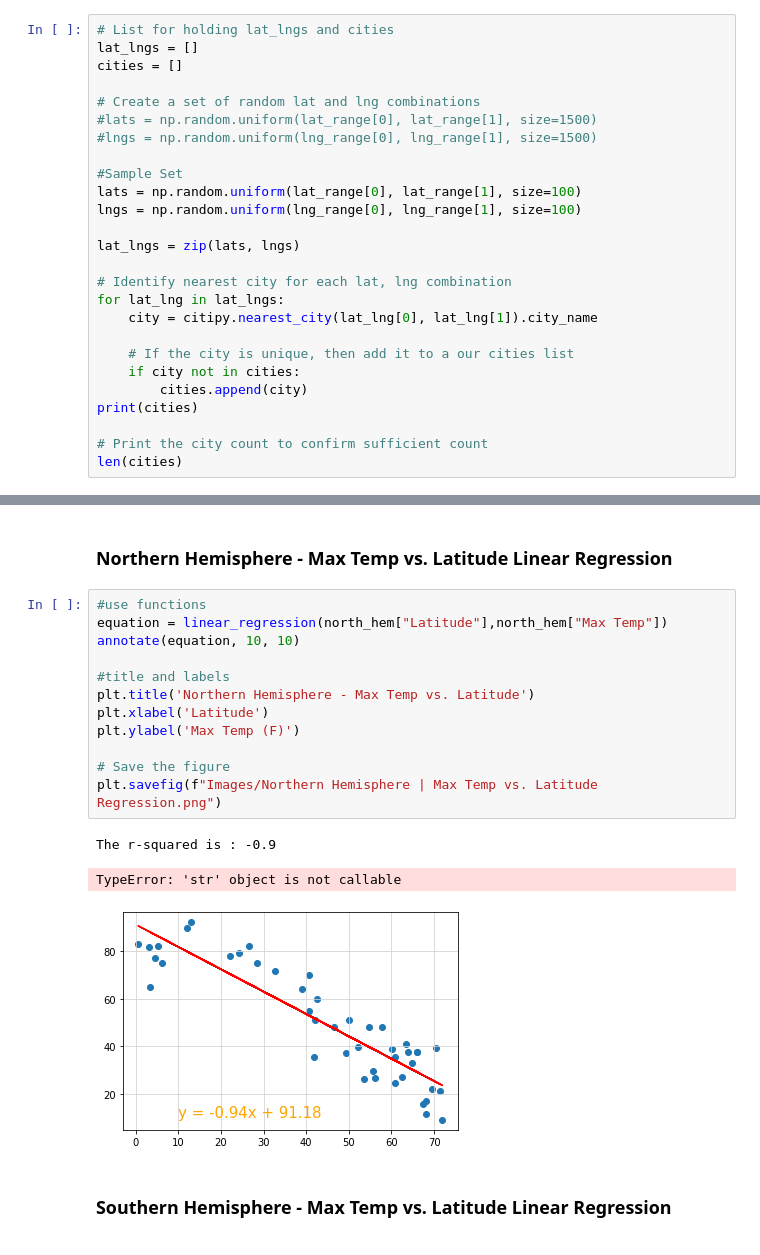
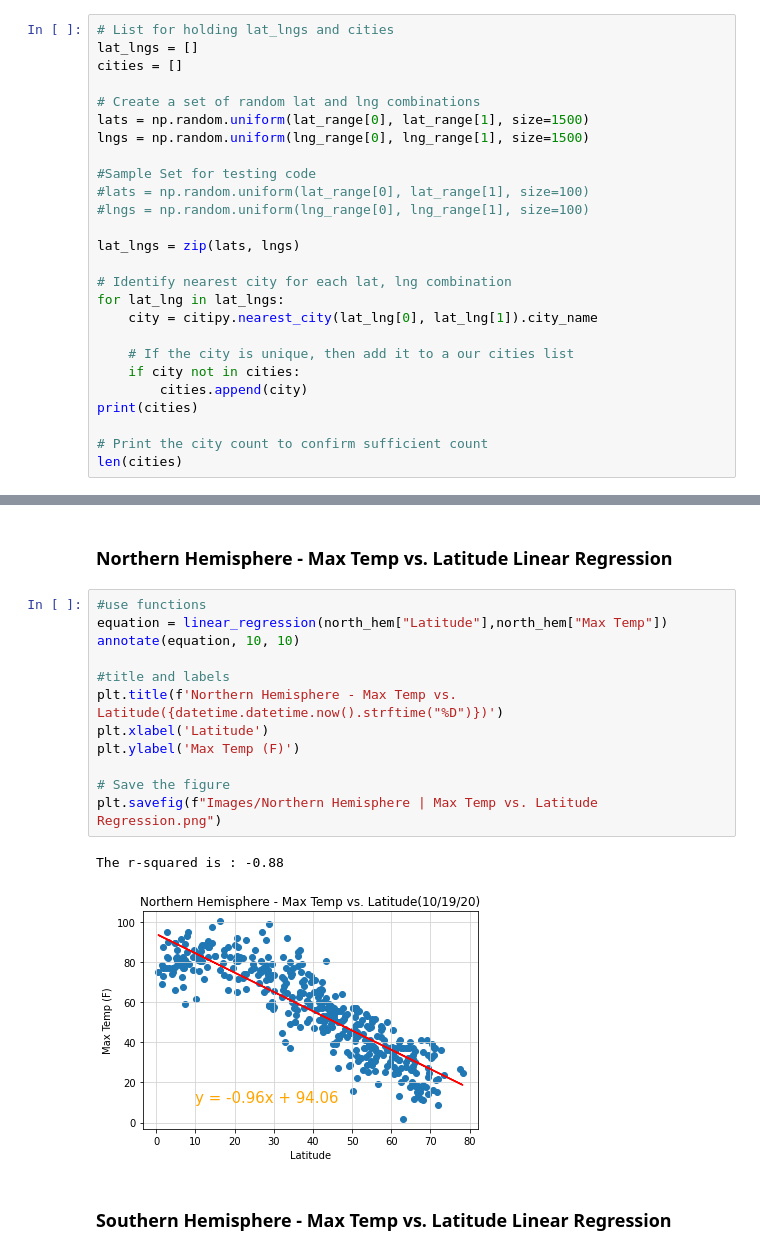
Before and after one commit to timsamson/Python_API_Challange, a Jupyter notebook: Files/WeatherPy.ipynb, the cells around one changed output, grey strips where cells are left out. Saved outputs shown, nothing was run; the diff lists cells and outputs as text.

Commit message:
final changes to titles and labels

```diff
--- a/Files/WeatherPy.ipynb
+++ b/Files/WeatherPy.ipynb
@@ -35,12 +35,12 @@ lat_lngs = []
 cities = []
 
 # Create a set of random lat and lng combinations
-#lats = np.random.uniform(lat_range[0], lat_range[1], size=1500)
-#lngs = np.random.uniform(lng_range[0], lng_range[1], size=1500)
+lats = np.random.uniform(lat_range[0], lat_range[1], size=1500)
+lngs = np.random.uniform(lng_range[0], lng_range[1], size=1500)
 
-#Sample Set
-lats = np.random.uniform(lat_range[0], lat_range[1], size=100)
-lngs = np.random.uniform(lng_range[0], lng_range[1], size=100)
+#Sample Set for testing code
+#lats = np.random.uniform(lat_range[0], lat_range[1], size=100)
+#lngs = np.random.uniform(lng_range[0], lng_range[1], size=100)
 
 lat_lngs = zip(lats, lngs)
 
@@ -259,19 +256,18 @@ def annotate(line_eq, a, b):
 # %%
 #use functions
 equation = linear_regression(north_hem["Latitude"],north_hem["Max Temp"])
 annotate(equation, 10, 10)
 
 #title and labels
-plt.title('Northern Hemisphere - Max Temp vs. Latitude')
+plt.title(f'Northern Hemisphere - Max Temp vs. Latitude({datetime.datetime.now().strftime("%D")})')
 plt.xlabel('Latitude')
 plt.ylabel('Max Temp (F)')
 
 # Save the figure
 plt.savefig(f"Images/Northern Hemisphere | Max Temp vs. Latitude Regression.png")
 # %% [output]
-The r-squared is : -0.9
+The r-squared is : -0.88
-TypeError: 'str' object is not callable
-[figure, old version]
+[figure, new version]
 # %% [markdown]
 ###  Southern Hemisphere - Max Temp vs. Latitude Linear Regression
 # %%
```
Also changed, not shown: parts of 15 cells of this notebook, 21 other files.
